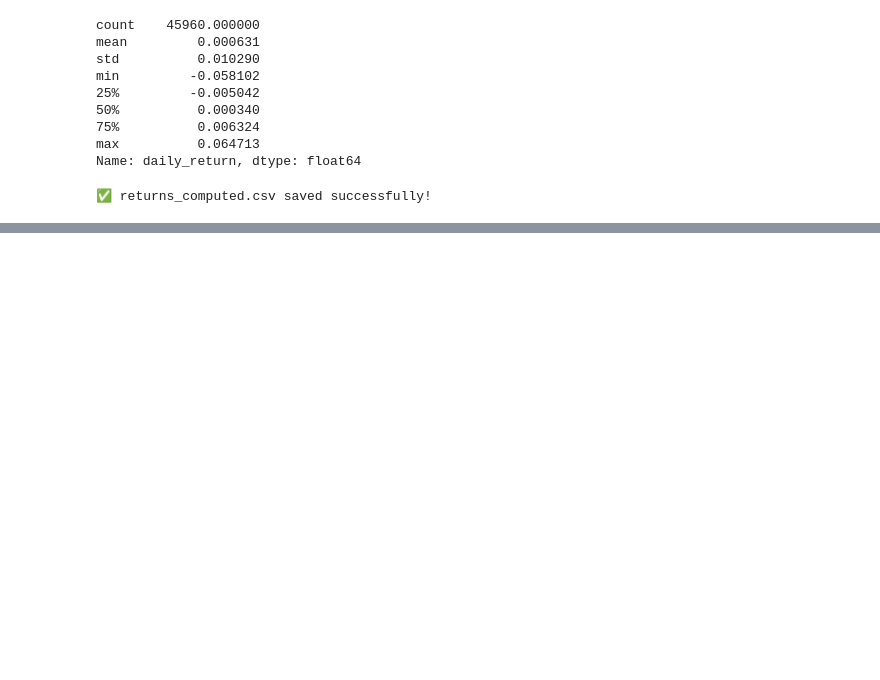
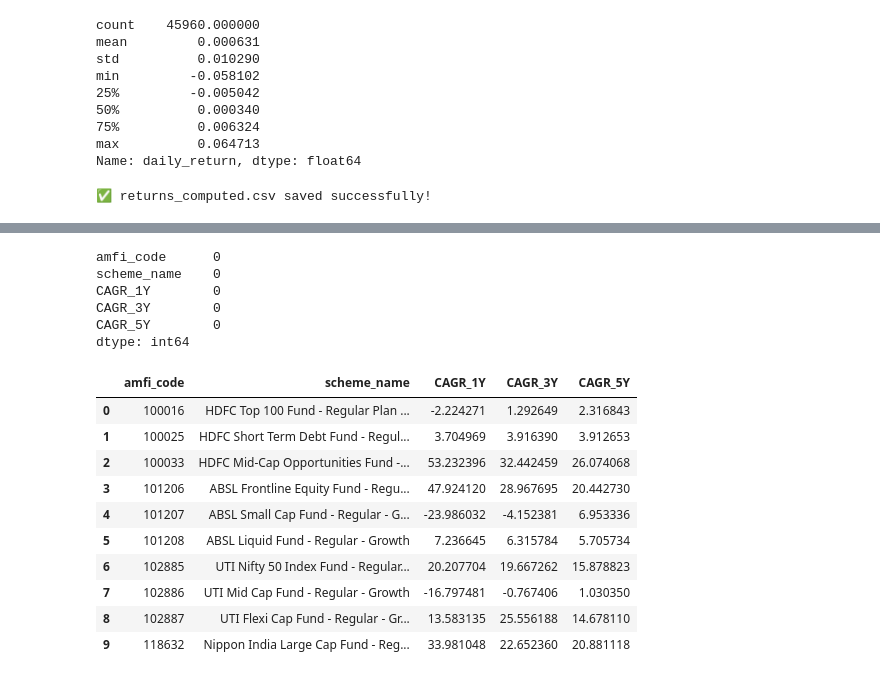
Before and after one commit to Sadiyashaikh15/Mutual-Fund-Analysis, a Jupyter notebook: notebooks/Performance_Analytics.ipynb, the cells around one changed output, grey strips where cells are left out. Cells and saved outputs as stored; diff of their text form; code cells hidden in the pictures; blank space fills up the shorter version.

```diff
--- a/notebooks/Performance_Analytics.ipynb
+++ b/notebooks/Performance_Analytics.ipynb
@@ -171,3 +171,41 @@ nav.to_csv(
 print("✅ returns_computed.csv saved successfully!")
 # %% [output]
 ✅ returns_computed.csv saved successfully!
+# %%
+cagr_df = nav.merge(
+    fund[["amfi_code", "scheme_name"]],
+    on="amfi_code",
+    how="left"
+)
+# %%
+def calculate_cagr(group, years):
+    group = group.sort_values("date")
+
+    end_date = group["date"].max()
+    start_date = end_date - pd.DateOffset(years=years)
+
+    period = group[group["date"] >= start_date]
+
+    if len(period) < 2:
+        return np.nan
+
+    start_nav = period.iloc[0]["nav"]
+    end_nav = period.iloc[-1]["nav"]
+
+    cagr = (end_nav / start_nav) ** (1 / years) - 1
+
+    return cagr * 100
+# %%
+results = []
+
+for code, group in cagr_df.groupby("amfi_code"):
+
+    results.append({
+        "amfi_code": code,
+        "scheme_name": group["scheme_name"].iloc[0],
+        "CAGR_1Y": calculate_cagr(group, 1),
+        "CAGR_3Y": calculate_cagr(group, 3),
+        "CAGR_5Y": calculate_cagr(group, 5)
+    })
+
+cagr_report = pd.DataFrame(results)
@@ -173,0 +269,23 @@ print("✅ returns_computed.csv saved successfully!")
+# %%
+cagr_report.isna().sum()
+# %% [output]
+amfi_code      0
+scheme_name    0
+CAGR_1Y        0
+CAGR_3Y        0
+CAGR_5Y        0
+dtype: int64
+# %%
+cagr_report.head(10)
+# %% [output]
+|  | amfi_code | scheme_name | CAGR_1Y | CAGR_3Y | CAGR_5Y |
+| 0 | 100016 | HDFC Top 100 Fund - Regular Plan ... | -2.224271 | 1.292649 | 2.316843 |
+| 1 | 100025 | HDFC Short Term Debt Fund - Regul... | 3.704969 | 3.916390 | 3.912653 |
+| 2 | 100033 | HDFC Mid-Cap Opportunities Fund -... | 53.232396 | 32.442459 | 26.074068 |
+| 3 | 101206 | ABSL Frontline Equity Fund - Regu... | 47.924120 | 28.967695 | 20.442730 |
+| 4 | 101207 | ABSL Small Cap Fund - Regular - G... | -23.986032 | -4.152381 | 6.953336 |
+| 5 | 101208 | ABSL Liquid Fund - Regular - Growth | 7.236645 | 6.315784 | 5.705734 |
+| 6 | 102885 | UTI Nifty 50 Index Fund - Regular... | 20.207704 | 19.667262 | 15.878823 |
+| 7 | 102886 | UTI Mid Cap Fund - Regular - Growth | -16.797481 | -0.767406 | 1.030350 |
+| 8 | 102887 | UTI Flexi Cap Fund - Regular - Gr... | 13.583135 | 25.556188 | 14.678110 |
+| 9 | 118632 | Nippon India Large Cap Fund - Reg... | 33.981048 | 22.652360 | 20.881118 |
```
Also changed, not shown: parts of 59 cells of this notebook, 5 other files.
